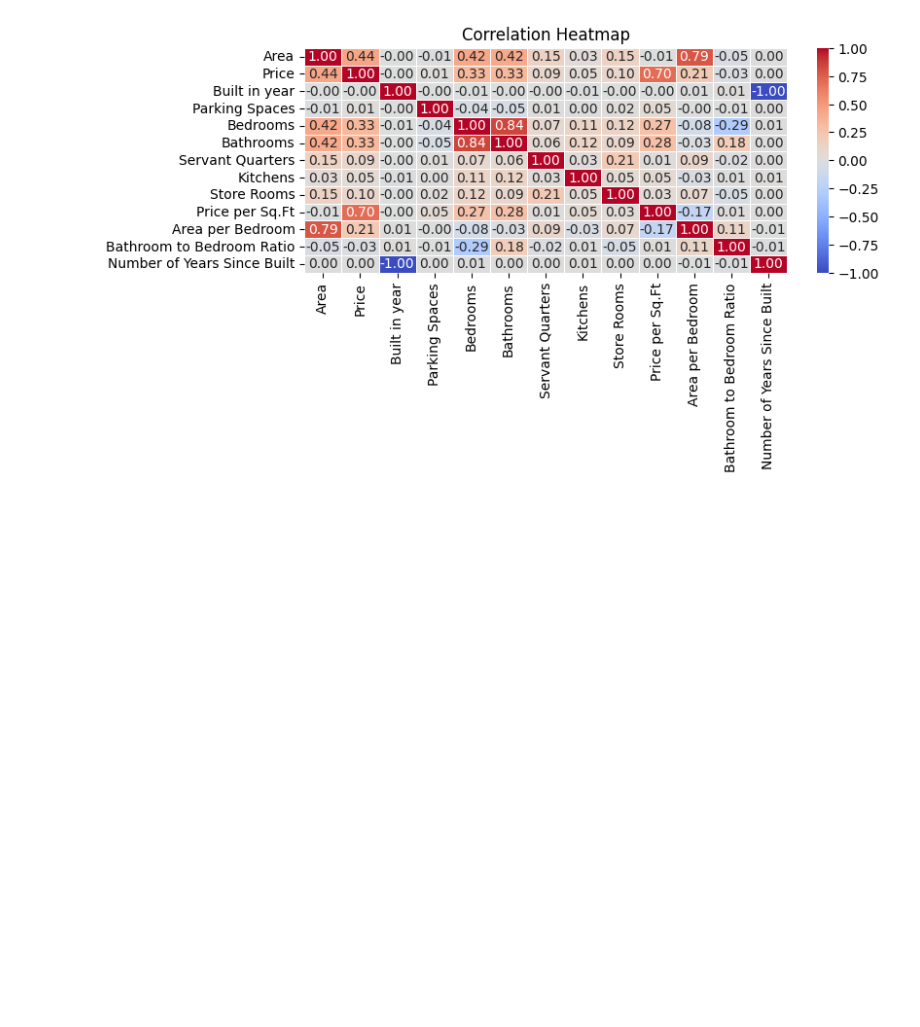
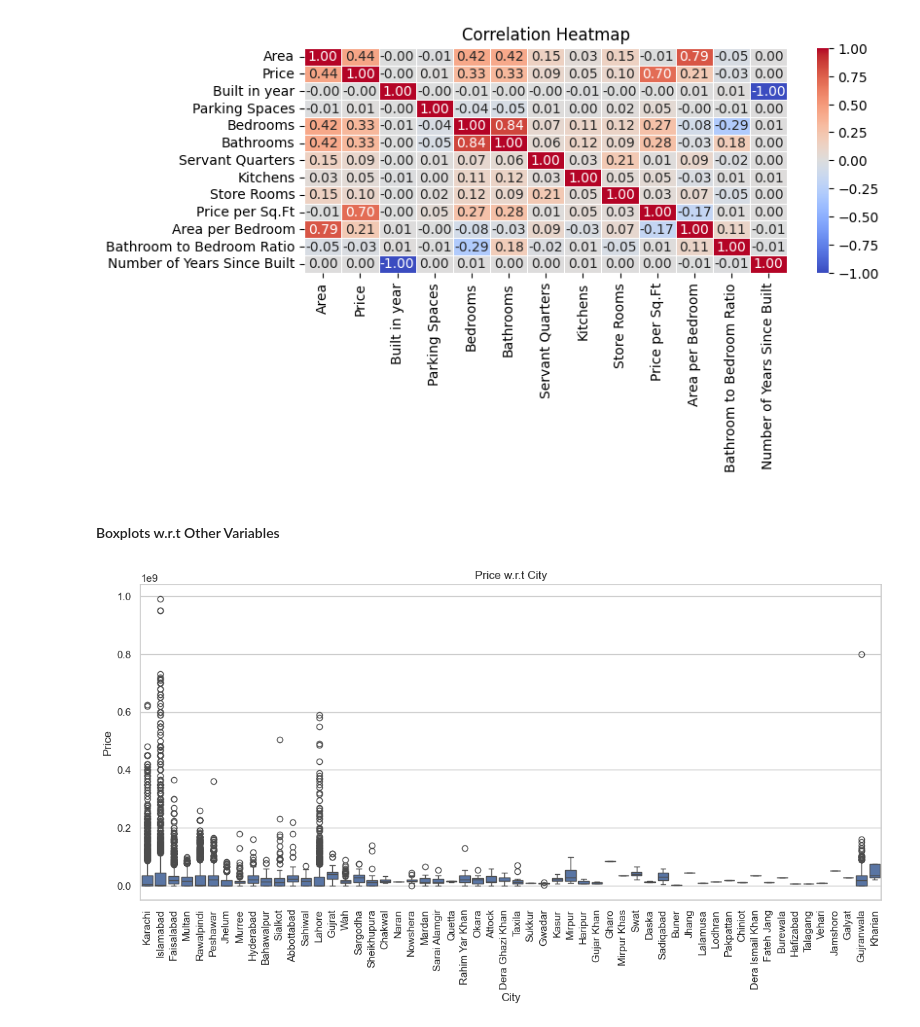
Before and after one commit to AbdulWahid026/zameen-eda-project, a Jupyter notebook: notebook/zameen_eda_final.ipynb, the cells around one changed output. Saved outputs shown, nothing was run; the diff lists cells and outputs as text; code cells hidden in the pictures; blank space fills up the shorter version.

```diff
--- a/notebook/zameen_eda_final.ipynb
+++ b/notebook/zameen_eda_final.ipynb
@@ -466,3 +467,14 @@ plt.title('Correlation Heatmap')
 plt.show()
 # %% [output]
 [figure]
+# %% [markdown]
+#### Boxplots w.r.t Other Variables
+# %%
+plt.figure(figsize=(14,6))
+sns.boxplot(x='City',y='Price',data=zameen_df)
+plt.title('Price w.r.t City')
+plt.savefig(os.path.join(visuals_path, 'Price_wrt_City_boxplot.png'), bbox_inches='tight')
+plt.xticks(rotation=90)
+plt.show()
+# %% [output]
+[figure, added]
```
Also changed, not shown: parts of 4 cells of this notebook, 2 other files.
